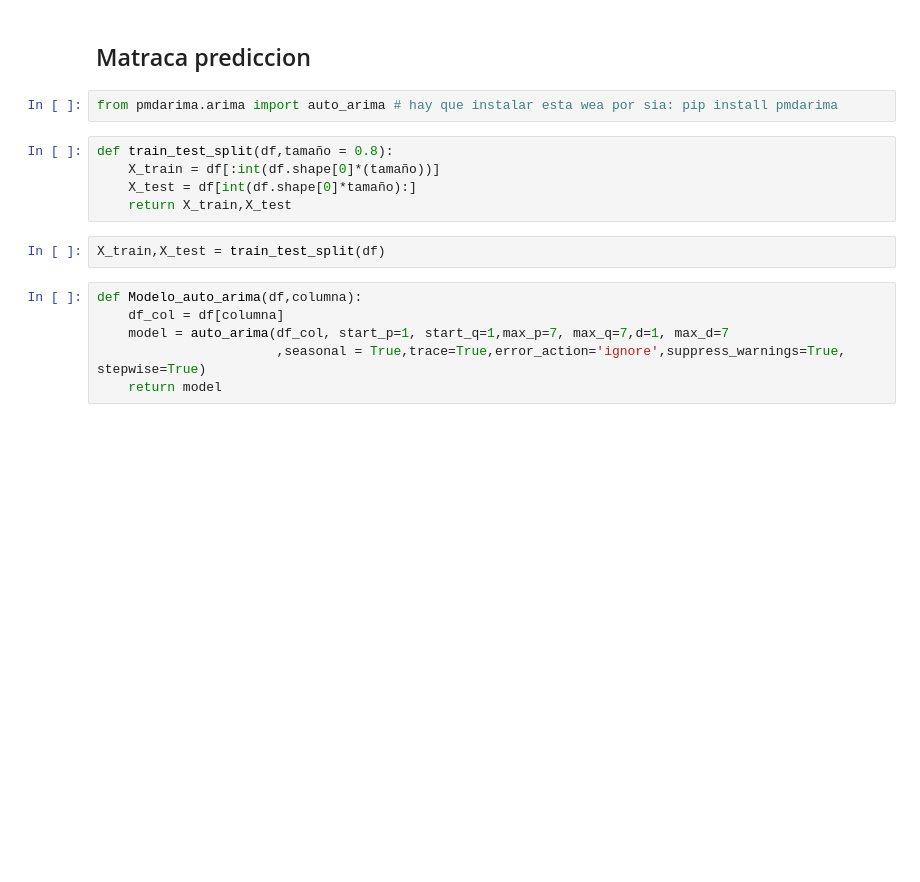
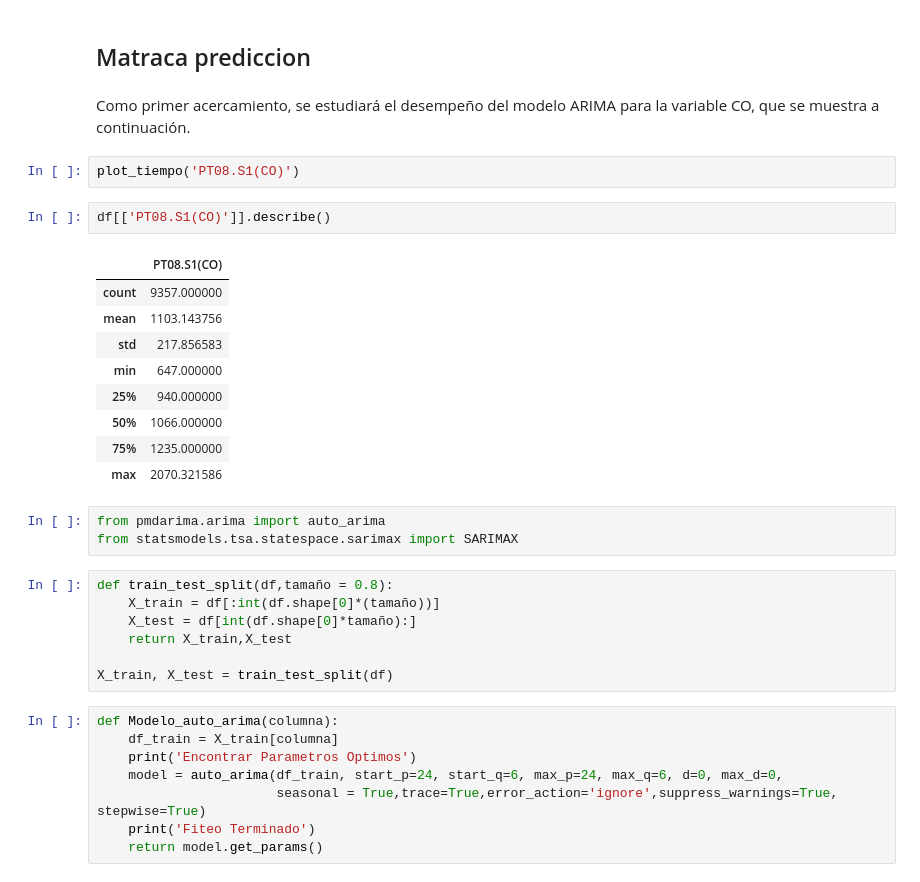
Before and after one commit to Bhernandez-dot/Air_Quality_Forecasting, a Jupyter notebook: Modelo1__ARIMA.ipynb, the cells around one changed output. Drawn from its saved outputs; the diff is of its cells as text; blank space fills up the shorter version.

```diff
--- a/Modelo1__ARIMA.ipynb
+++ b/Modelo1__ARIMA.ipynb
@@ -224,18 +226,37 @@ for key,value in dic_pred.items():
     print(f"{key}: {value}")
 # %% [markdown]
 ## Matraca prediccion
-# %%
-from pmdarima.arima import auto_arima # hay que instalar esta wea por sia: pip install pmdarima
+# %% [markdown]
+Como primer acercamiento, se estudiará el desempeño del modelo ARIMA para la variable CO, que se muestra a continuación.
+# %%
+plot_tiempo('PT08.S1(CO)')
+# %%
+df[['PT08.S1(CO)']].describe()
+# %% [output]
+|  | PT08.S1(CO) |
+| count | 9357.000000 |
+| mean | 1103.143756 |
+| std | 217.856583 |
+| min | 647.000000 |
+| 25% | 940.000000 |
+| 50% | 1066.000000 |
+| 75% | 1235.000000 |
+| max | 2070.321586 |
+# %%
+from pmdarima.arima import auto_arima
+from statsmodels.tsa.statespace.sarimax import SARIMAX
 # %%
 def train_test_split(df,tamaño = 0.8):
     X_train = df[:int(df.shape[0]*(tamaño))]
     X_test = df[int(df.shape[0]*tamaño):]
     return X_train,X_test
+
+X_train, X_test = train_test_split(df)
-# %%
-X_train,X_test = train_test_split(df)
 # %%
-def Modelo_auto_arima(df,columna):
-    df_col = df[columna]
-    model = auto_arima(df_col, start_p=1, start_q=1,max_p=7, max_q=7,d=1, max_d=7
-                       ,seasonal = True,trace=True,error_action='ignore',suppress_warnings=True, stepwise=True)
-    return model
+def Modelo_auto_arima(columna):
+    df_train = X_train[columna]
+    print('Encontrar Parametros Optimos')
+    model = auto_arima(df_train, start_p=24, start_q=6, max_p=24, max_q=6, d=0, max_d=0,
+                       seasonal = True,trace=True,error_action='ignore',suppress_warnings=True, stepwise=True)
+    print('Fiteo Terminado')
+    return model.get_params()
```
Also changed, not shown: parts of 9 cells of this notebook, 1 other file.
